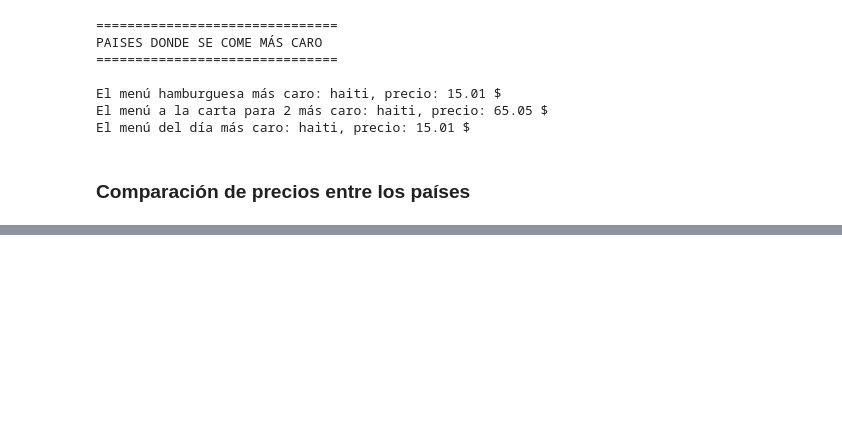
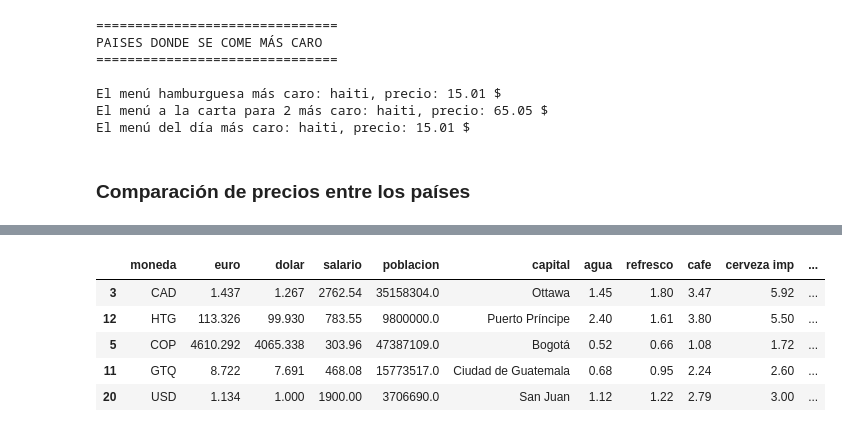
Before and after one commit to dchaconoca/Scraper-noticias, a Jupyter notebook: Precios_Restaurantes.ipynb, the cells around one changed output, grey strips where cells are left out. Saved outputs shown, nothing was run; the diff lists cells and outputs as text; code cells hidden in the pictures; blank space fills up the shorter version.

```diff
--- a/Precios_Restaurantes.ipynb
+++ b/Precios_Restaurantes.ipynb
@@ -435,0 +471,10 @@ sns.histplot(
+# %%
+df_restaurant['porcentaje salario'] = df_restaurant['menu dia'] / df_restaurant['salario']
+df_restaurant.sample(5)
+# %% [output]
+|  | moneda | euro | dolar | salario | poblacion | capital | agua | refresco | cafe | cerveza imp | ... |
+| 3 | CAD | 1.437 | 1.267 | 2762.54 | 35158304.0 | Ottawa | 1.45 | 1.80 | 3.47 | 5.92 | ... |
+| 12 | HTG | 113.326 | 99.930 | 783.55 | 9800000.0 | Puerto Príncipe | 2.40 | 1.61 | 3.80 | 5.50 | ... |
+| 5 | COP | 4610.292 | 4065.338 | 303.96 | 47387109.0 | Bogotá | 0.52 | 0.66 | 1.08 | 1.72 | ... |
+| 11 | GTQ | 8.722 | 7.691 | 468.08 | 15773517.0 | Ciudad de Guatemala | 0.68 | 0.95 | 2.24 | 2.60 | ... |
+| 20 | USD | 1.134 | 1.000 | 1900.00 | 3706690.0 | San Juan | 1.12 | 1.22 | 2.79 | 3.00 | ... |
```
Also changed, not shown: parts of 12 cells of this notebook, 1 other file.
